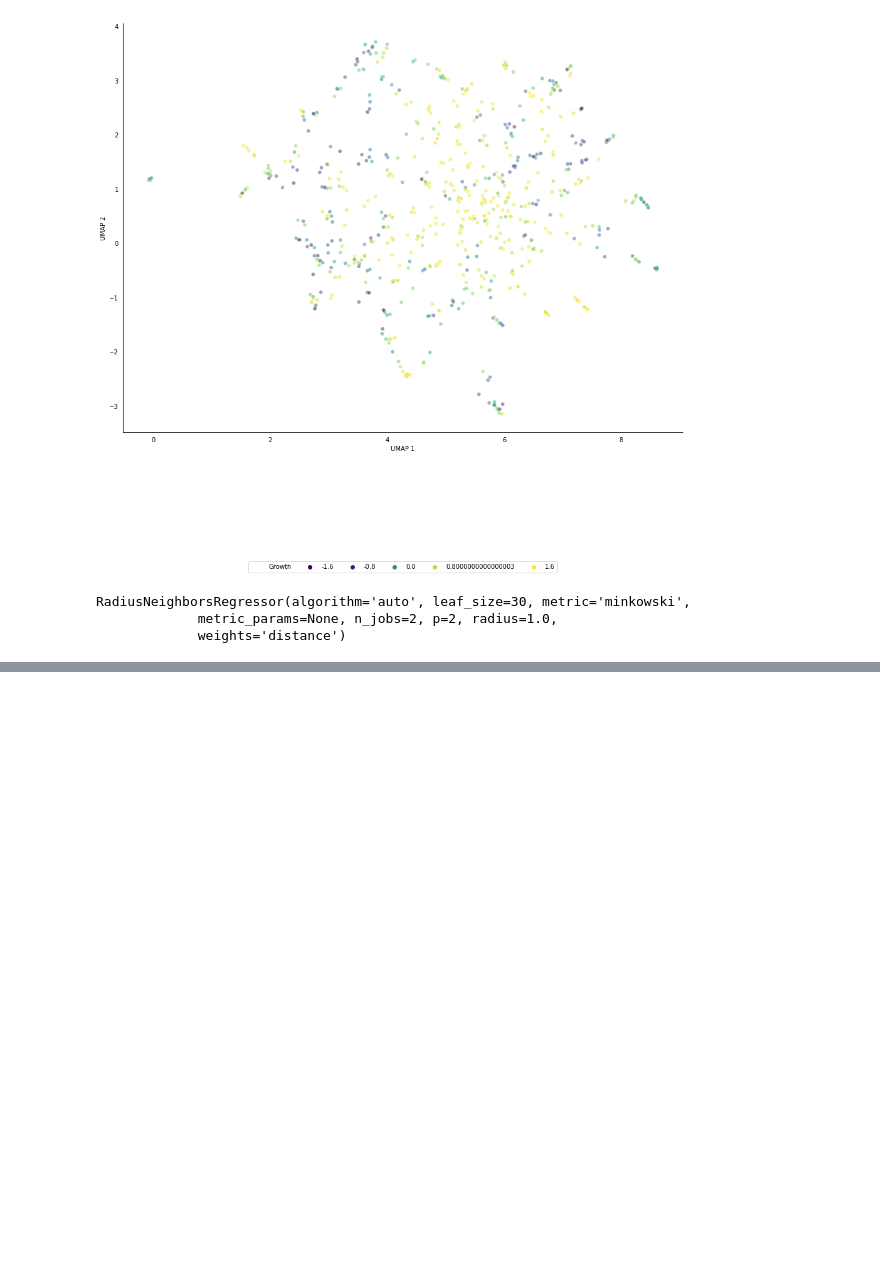
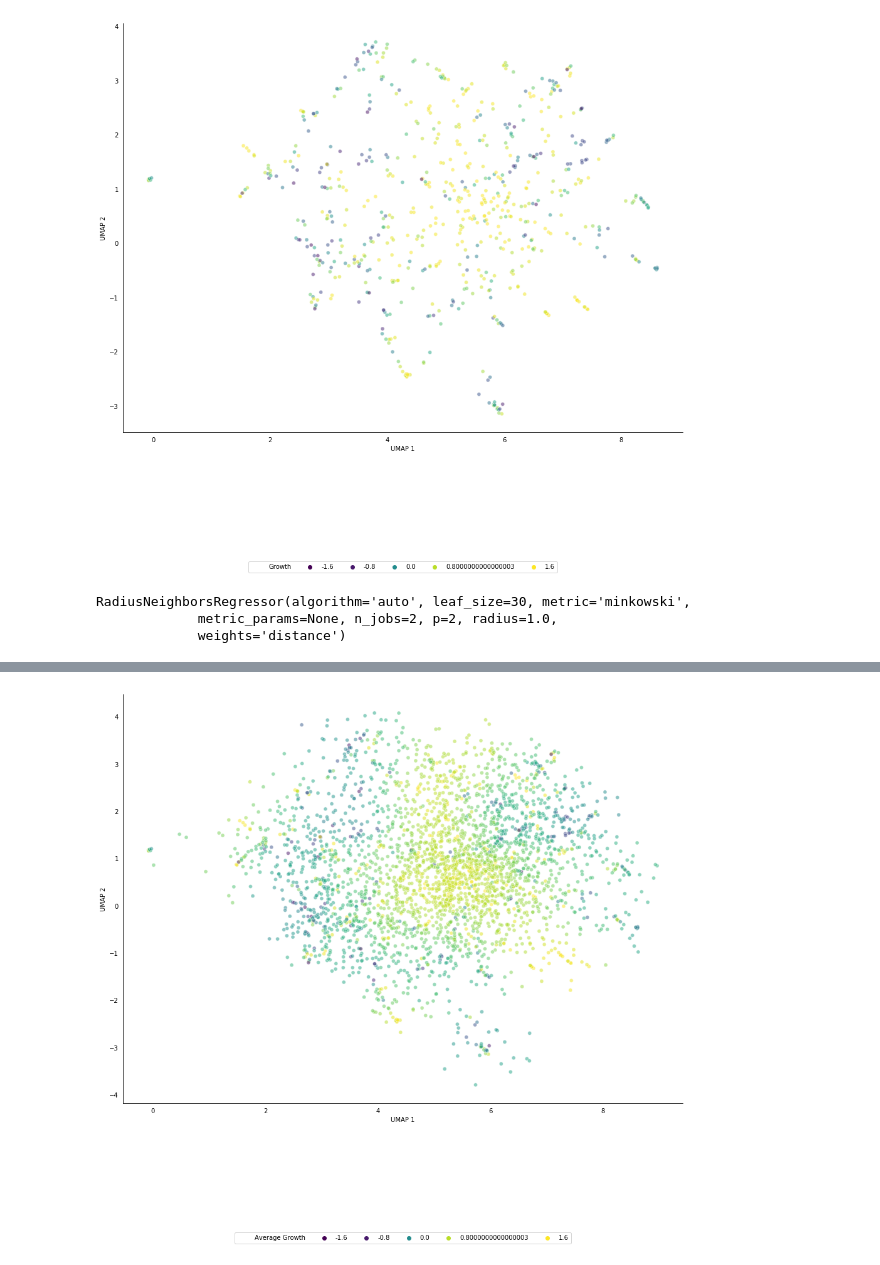
Before and after one commit to gomezlab/kinotypeClusteringAndRegression, a Jupyter notebook: src/09_revisedIntensities.ipynb, the cells around one changed output, grey strips where cells are left out. Cells and saved outputs as stored; diff of their text form; code cells hidden in the pictures; blank space fills up the shorter version.

```diff
--- a/src/09_revisedIntensities.ipynb
+++ b/src/09_revisedIntensities.ipynb
@@ -632,0 +673,24 @@ plt.show()
+# %%
+fig, ax = plt.subplots(figsize=(16,12))
+
+#cmap = sns.cubehelix_palette(dark=.3, light=.8, as_cmap=True)
+sns.scatterplot(x=out_final['UMAP_x'], y=out_final['UMAP_y'], hue=out_final['Average Growth'], ax=ax, palette='viridis', vmax=1, vmin=-1, alpha=.5)
+
+
+plt.tick_params(axis='x', which='both', bottom=False, top=False)
+plt.tick_params(axis='y', which='both', right=False, left=False)
+
+for pos in ['right','top']:
+    plt.gca().spines[pos].set_visible(False)
+
+plt.xlabel('UMAP 1')
+plt.ylabel('UMAP 2')
+
+#for i, row in plot_text.iterrows():
+#    plt.annotate(row.name, (row[0], row[1]))
+
+plt.legend(bbox_to_anchor=(.5, -.35), loc=8, ncol=8)
+
+plt.show()
+# %% [output]
+[figure, added]
```
Also changed, not shown: parts of 21 cells of this notebook, 1 other file.
